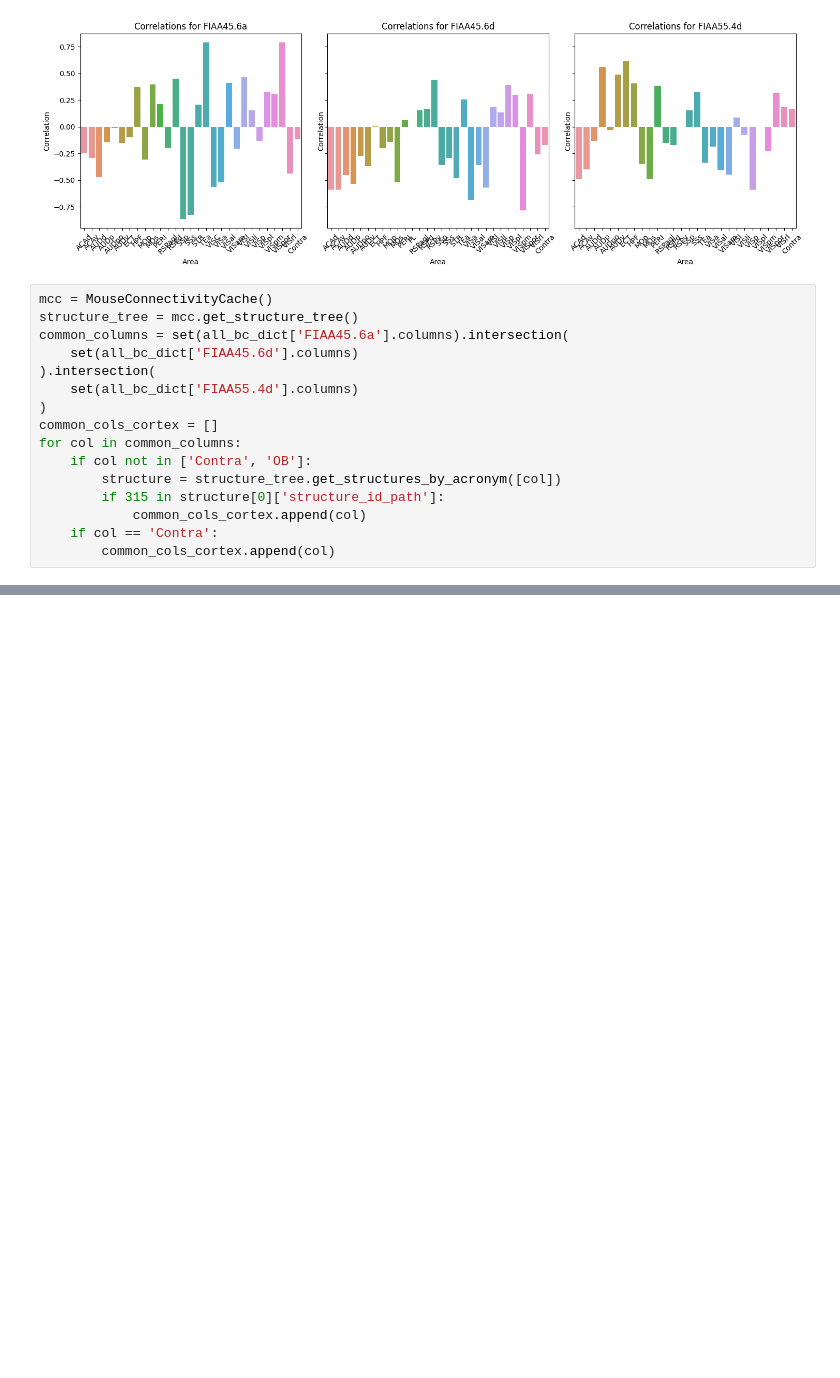
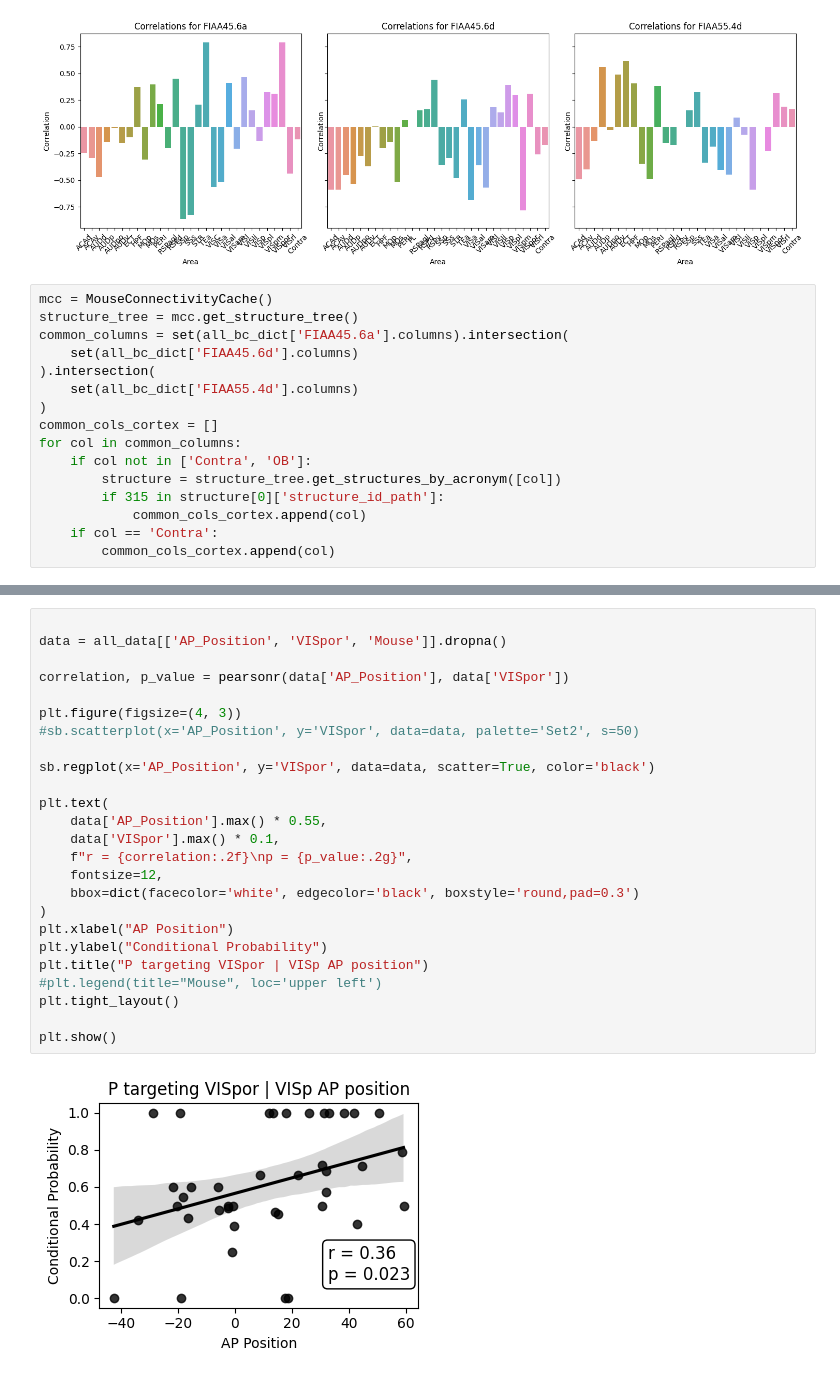
Before and after one commit to znamlab/MAPseq_processing, a Jupyter notebook: final_processing/fig_AP_position_vis_cortex_targeting.ipynb, the cells around one changed output, grey strips where cells are left out. Cells and saved outputs as stored; diff of their text form; blank space fills up the shorter version.

```diff
--- a/final_processing/fig_AP_position_vis_cortex_targeting.ipynb
+++ b/final_processing/fig_AP_position_vis_cortex_targeting.ipynb
@@ -274,3 +297,30 @@ plt.show()
+# %%
+
+data = all_data[['AP_Position', 'VISpor', 'Mouse']].dropna()
+
+correlation, p_value = pearsonr(data['AP_Position'], data['VISpor'])
+
+plt.figure(figsize=(4, 3))
+#sb.scatterplot(x='AP_Position', y='VISpor', data=data, palette='Set2', s=50)
+
+sb.regplot(x='AP_Position', y='VISpor', data=data, scatter=True, color='black')
+
+plt.text(
+    data['AP_Position'].max() * 0.55,
+    data['VISpor'].max() * 0.1,
+    f"r = {correlation:.2f}\np = {p_value:.2g}",
+    fontsize=12,
+    bbox=dict(facecolor='white', edgecolor='black', boxstyle='round,pad=0.3')
+)
+plt.xlabel("AP Position")
+plt.ylabel("Conditional Probability")
+plt.title("P targeting VISpor | VISp AP position")
+#plt.legend(title="Mouse", loc='upper left')
+plt.tight_layout()
+
+plt.show()
+# %% [output]
+[figure, added]
 # %%
 
 
```
Also changed, not shown: parts of 5 cells of this notebook.
